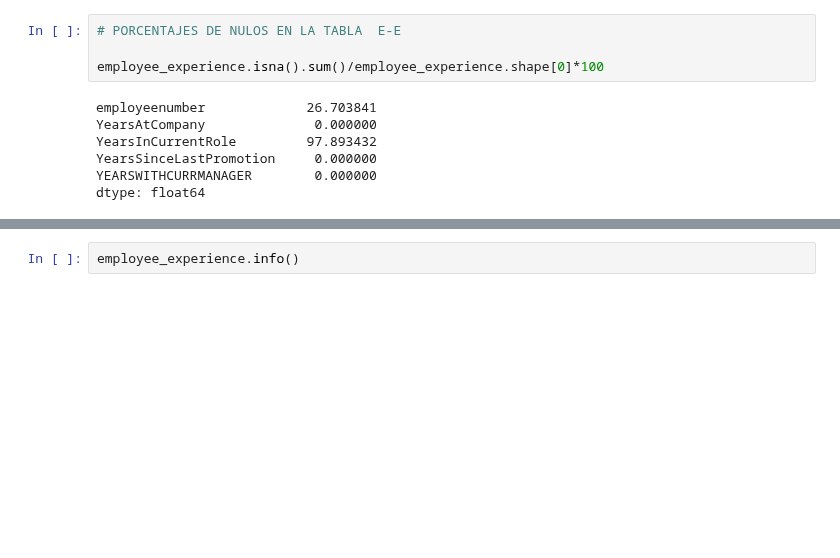
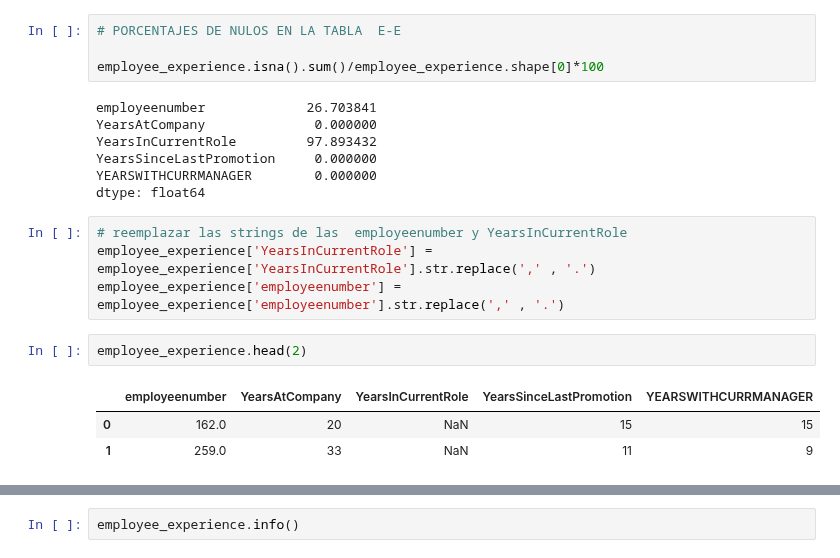
Before and after one commit to raquelmartinrodriguez/proyecto-da-promo-G-modulo-3-team-1, a Jupyter notebook: notebooks/employee.ipynb, the cells around one changed output, grey strips where cells are left out. Saved outputs shown, nothing was run; the diff lists cells and outputs as text; blank space fills up the shorter version.

```diff
--- a/notebooks/employee.ipynb
+++ b/notebooks/employee.ipynb
@@ -61,3 +101,13 @@ YearsInCurrentRole         97.893432
 YearsSinceLastPromotion     0.000000
 YEARSWITHCURRMANAGER        0.000000
 dtype: float64
+# %%
+# reemplazar las strings de las  employeenumber y YearsInCurrentRole
+employee_experience['YearsInCurrentRole'] = employee_experience['YearsInCurrentRole'].str.replace(',' , '.')
+employee_experience['employeenumber'] = employee_experience['employeenumber'].str.replace(',' , '.')
+# %%
+employee_experience.head(2)
+# %% [output]
+|  | employeenumber | YearsAtCompany | YearsInCurrentRole | YearsSinceLastPromotion | YEARSWITHCURRMANAGER |
+| 0 | 162.0 | 20 | NaN | 15 | 15 |
+| 1 | 259.0 | 33 | NaN | 11 | 9 |
```
Also changed, not shown: parts of 10 cells of this notebook.
